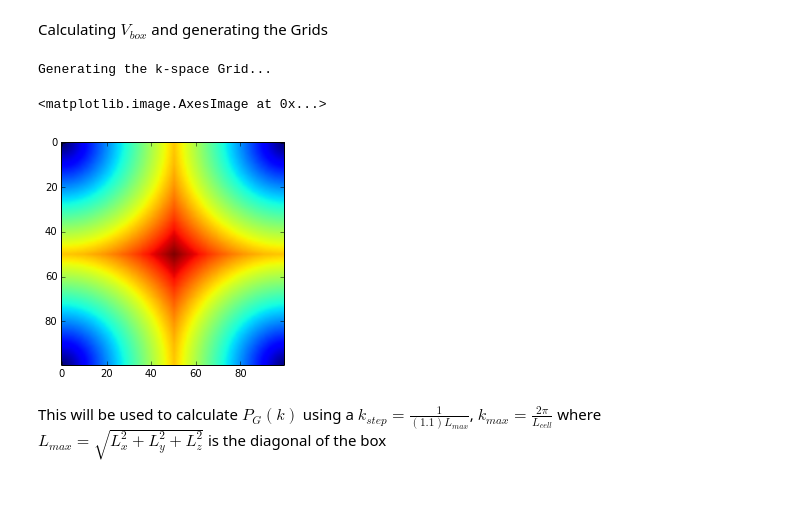
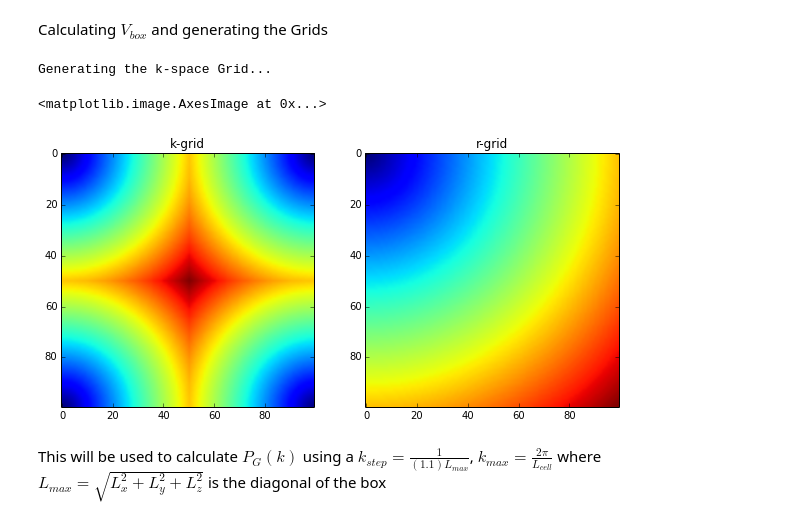
Before and after one commit to arthurmloureiro/pk_fkp, a Jupyter notebook: pk_fkp_notebook.ipynb, the cells around one changed output. Drawn from its saved outputs; the diff is of its cells as text; code cells hidden in the pictures; blank space fills up the shorter version.

```diff
--- a/pk_fkp_notebook.ipynb
+++ b/pk_fkp_notebook.ipynb
@@ -36,16 +36,22 @@ Calculating $V_{box}$ and generating the Grids
 # %%
 L_x = n_x*cell_size ; L_y = n_y*cell_size ; L_z = n_z*cell_size 		     # size of the box
 box_vol = L_x*L_y*L_z								     # Box's volume
 L_max = np.sqrt(L_x*L_x + L_y*L_y + L_z*L_z)
 
 print("Generating the k-space Grid...\n")
 grid = gr.grid3d(n_x,n_y,n_z,L_x,L_y,L_z)					     # generates the grid
 grid_bins = gr.grid3d(num_bins, num_bins, num_bins, L_x,L_y,L_z)		     # generates the bins grid
 										     # multiplying the grid for the cell_size will give us a grid in physical units
+pl.figure(figsize=(10,10))
+pl.subplot(2,2,1)
+pl.title("k-grid")
 pl.imshow(grid.grid_k[2],cmap=cm.jet)
+pl.subplot(2,2,2)
+pl.title("r-grid")
+pl.imshow(grid.grid_r[2],cmap=cm.jet)
 # %% [output]
 Generating the k-space Grid...
 <matplotlib.image.AxesImage at 0x...>
-[figure, old version]
+[figure, new version]
 # %% [markdown]
 This will be used to calculate $P_G(k)$ using a $k_{step} = \frac{1}{(1.1) L_{max}}$, $k_{max} = \frac{2\pi}{L_{cell}} $ where $L_{max} = \sqrt{L_x^2 + L_y^2 + L_z^2}$ is the diagonal of the box
```
Also changed, not shown: parts of 11 cells of this notebook.
